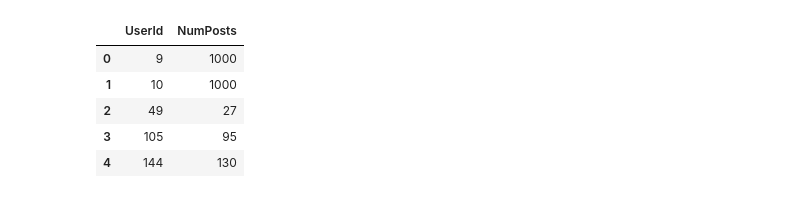
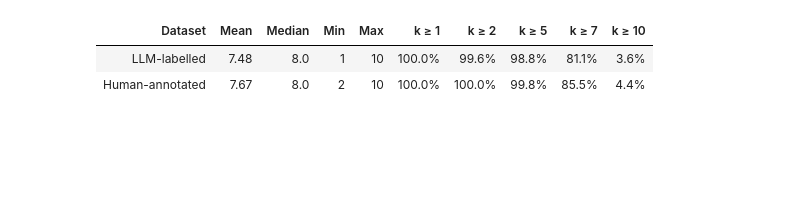
Before and after one commit to jakobtitz/political-stance-detection-analysis, a Jupyter notebook: notebooks/02_data_analysis.ipynb, the cells around one changed output. Saved outputs shown, nothing was run; the diff lists cells and outputs as text; code cells hidden in the pictures; blank space fills up the shorter version.

```diff
--- a/notebooks/02_data_analysis.ipynb
+++ b/notebooks/02_data_analysis.ipynb
@@ -278,24 +392,89 @@ We examine:
 # %%
-history_path = DATA_DIR / "user_posting_histories.parquet"
 
-history_table = pq.read_table(
-    history_path,
-    columns=["UserId", "PostingHistory"]
+# Load the context-count metadata produced during preprocessing
+context_columns = [
+    "NumContextPosts",
+    "NumAmbiguousTimestamps",
+]
+
+llm_context_stats = pq.read_table(
+    LLM_CONTEXT_PATH,
+    columns=context_columns
+).to_pandas()
+
+human_context_stats = pq.read_table(
+    HUMAN_CONTEXT_PATH,
+    columns=context_columns
+).to_pandas()
+
+context_datasets = {
+    "LLM-labelled": llm_context_stats,
+    "Human-annotated": human_context_stats,
+}
+
+# Summarise how many retrieved context posts are available per user-target pair
+context_summary = []
+
+for name, df in context_datasets.items():
+
+    num_posts = df["NumContextPosts"]
+
+    context_summary.append({
+        "Dataset": name,
+        "Mean": num_posts.mean(),
+        "Median": num_posts.median(),
+        "Min": num_posts.min(),
+        "Max": num_posts.max(),
+        "k ≥ 1": (num_posts >= 1).mean() * 100,
+        "k ≥ 2": (num_posts >= 2).mean() * 100,
+        "k ≥ 5": (num_posts >= 5).mean() * 100,
+        "k ≥ 7": (num_posts >= 7).mean() * 100,
+        "k ≥ 10": (num_posts >= 10).mean() * 100,
+    })
+
+context_summary = pd.DataFrame(context_summary)
+
+display(
+    context_summary.style
+    .format({
+        "Mean": "{:.2f}",
+        "Median": "{:.1f}",
+        "Min": "{:.0f}",
+        "Max": "{:.0f}",
+        "k ≥ 1": "{:.1f}%",
+        "k ≥ 2": "{:.1f}%",
+        "k ≥ 5": "{:.1f}%",
+        "k ≥ 7": "{:.1f}%",
+        "k ≥ 10": "{:.1f}%",
+    })
+    .hide(axis="index")
 )
 
-history_lengths = pd.DataFrame({
-    "UserId": history_table["UserId"].to_pylist(),
-    "NumPosts": [
-        len(posts) if posts is not None else 0
-        for posts in history_table["PostingHistory"].to_pylist()
+k_values = [1, 2, 5, 7, 10]
+
+for _, row in context_summary.iterrows():
+
+    percentages = [
+        row[f"k ≥ {k}"]
+        for k in k_values
     ]
-})
 
-display(history_lengths.head())
+    plt.plot(
+        k_values,
+        percentages,
+        marker="o",
+        label=row["Dataset"],
+    )
+
+plt.xlabel("Number of context posts k")
+plt.ylabel("Observations with at least k posts (%)")
+plt.title("Availability of Retrieved Context Posts")
+plt.xticks(k_values)
+plt.ylim(0, 105)
+plt.legend()
+plt.tight_layout()
+plt.show()
 # %% [output]
-|  | UserId | NumPosts |
-| 0 | 9 | 1000 |
-| 1 | 10 | 1000 |
-| 2 | 49 | 27 |
-| 3 | 105 | 95 |
-| 4 | 144 | 130 |
+| Dataset | Mean | Median | Min | Max | k ≥ 1 | k ≥ 2 | k ≥ 5 | k ≥ 7 | k ≥ 10 |
+| LLM-labelled | 7.48 | 8.0 | 1 | 10 | 100.0% | 99.6% | 98.8% | 81.1% | 3.6% |
+| Human-annotated | 7.67 | 8.0 | 2 | 10 | 100.0% | 100.0% | 99.8% | 85.5% | 4.4% |
```
Also changed, not shown: parts of 30 cells of this notebook.
